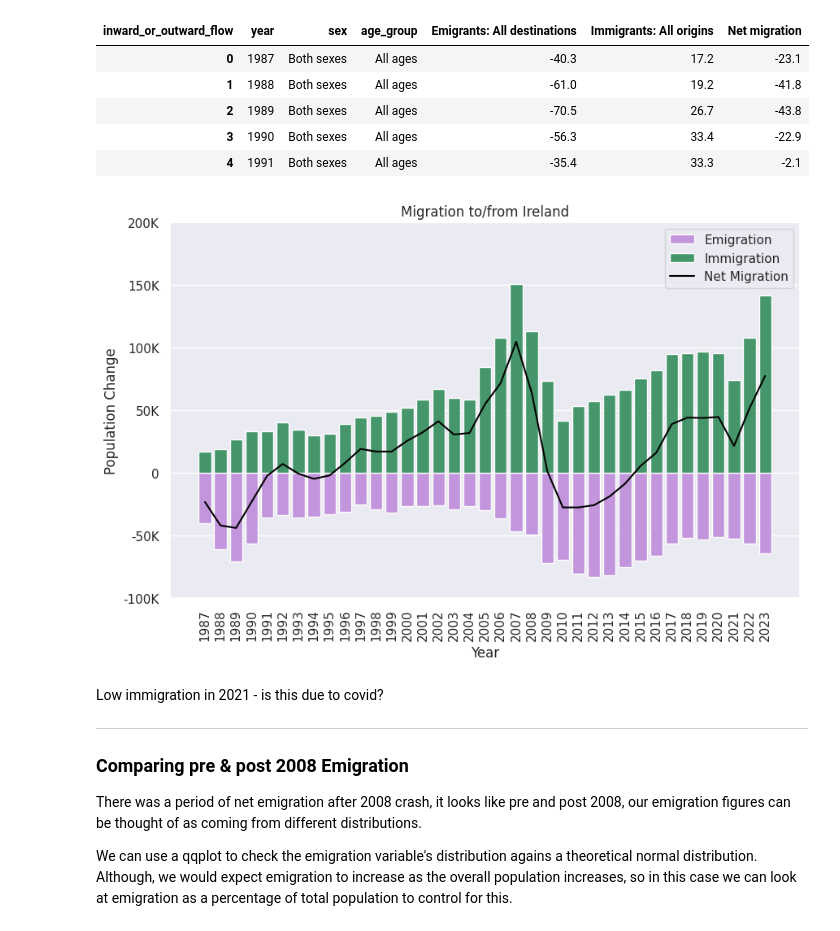
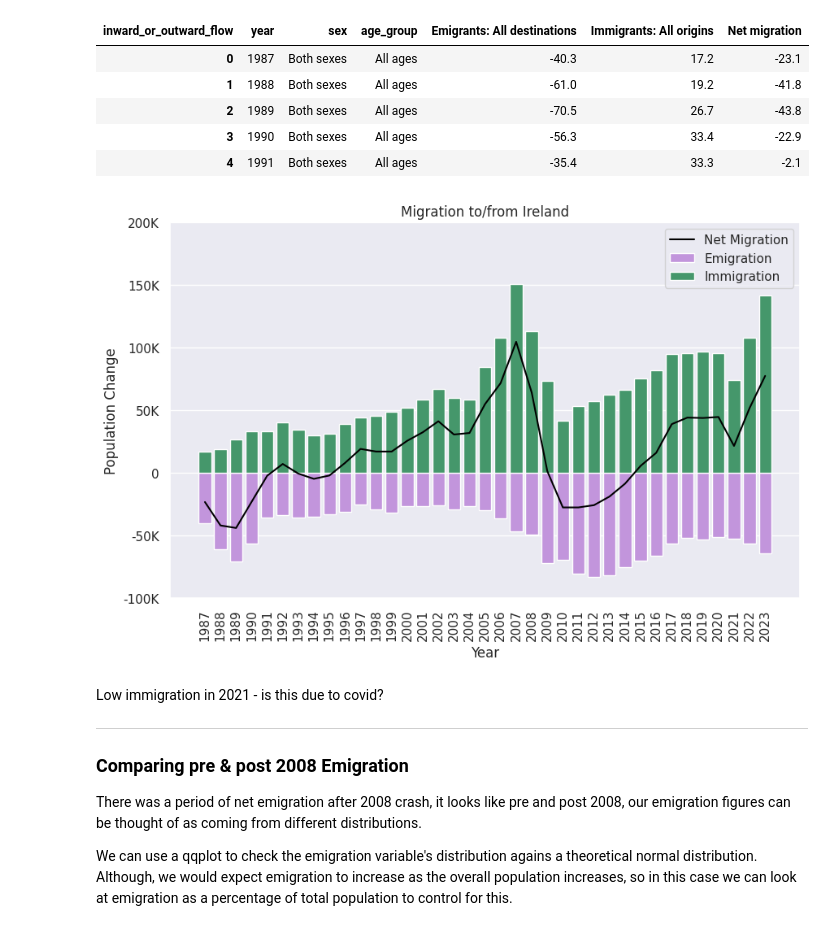
Before and after one commit to step-hen-burke/ca1, a Jupyter notebook: 00_initial_exploration.ipynb, the cells around one changed output. Saved outputs shown, nothing was run; the diff lists cells and outputs as text; code cells hidden in the pictures.

Commit message:
Bootstrap plots

```diff
--- a/00_initial_exploration.ipynb
+++ b/00_initial_exploration.ipynb
@@ -816,17 +825,16 @@ both_sexes_all_ages_migration_df.head()
 | 4 | 1991 | Both sexes | All ages | -35.4 | 33.3 | -2.1 |
 # %%
 plt.figure(figsize=(10, 6))
-numrows = len(both_sexes_all_ages_migration_df)
-p = sns.barplot(both_sexes_all_ages_migration_df , x='year', y='Emigrants: All destinations', hue=['Emigration']*numrows, palette=['#C589E8'])
-sns.barplot(both_sexes_all_ages_migration_df , x='year', y='Immigrants: All origins', hue=['Immigration']*numrows, palette=['#37A56A'])
-sns.lineplot(both_sexes_all_ages_migration_df , x=p.get_xticks(), y='Net migration', hue=["Net Migration"]*numrows, palette=['#000000'])
+p = sns.barplot(both_sexes_all_ages_migration_df , x='year', y='Emigrants: All destinations', label='Emigration', color='#C589E8')
+sns.barplot(both_sexes_all_ages_migration_df , x='year', y='Immigrants: All origins', label='Immigration', color='#37a56a')
+sns.lineplot(both_sexes_all_ages_migration_df , x=p.get_xticks(), y='Net migration', label="Net Migration", color='#000000')
 p.set(title='Migration to/from Ireland', xlabel="Year", ylabel="Population Change")
 ylabs = ['{:,.0f}K'.format(x) if abs(x) > 0.1 else 0 for x in p.get_yticks()]
 p.set_yticks(p.get_yticks())
 p.set_yticklabels(ylabs)
 plt.xticks(rotation=90);
 # %% [output]
-[figure, old version]
+[figure, new version]
 # %% [markdown]
 Low immigration in 2021 - is this due to covid?
 
```
Also changed, not shown: parts of 15 cells of this notebook.
